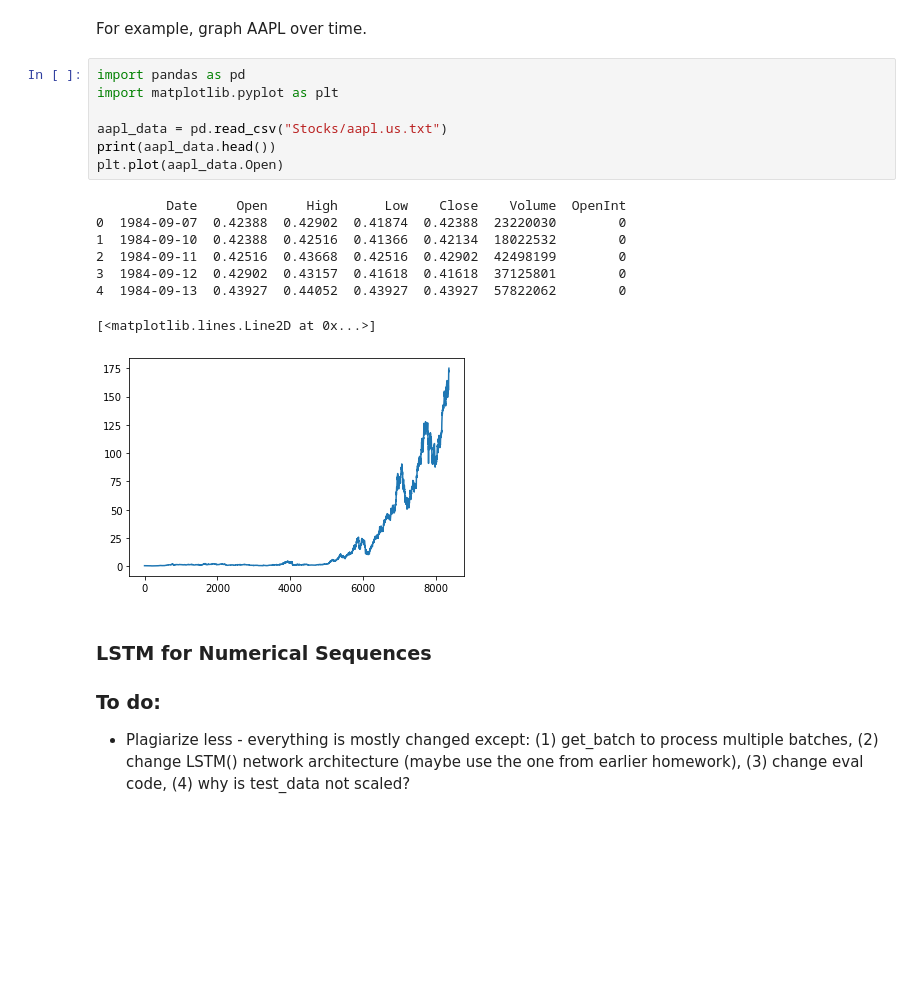
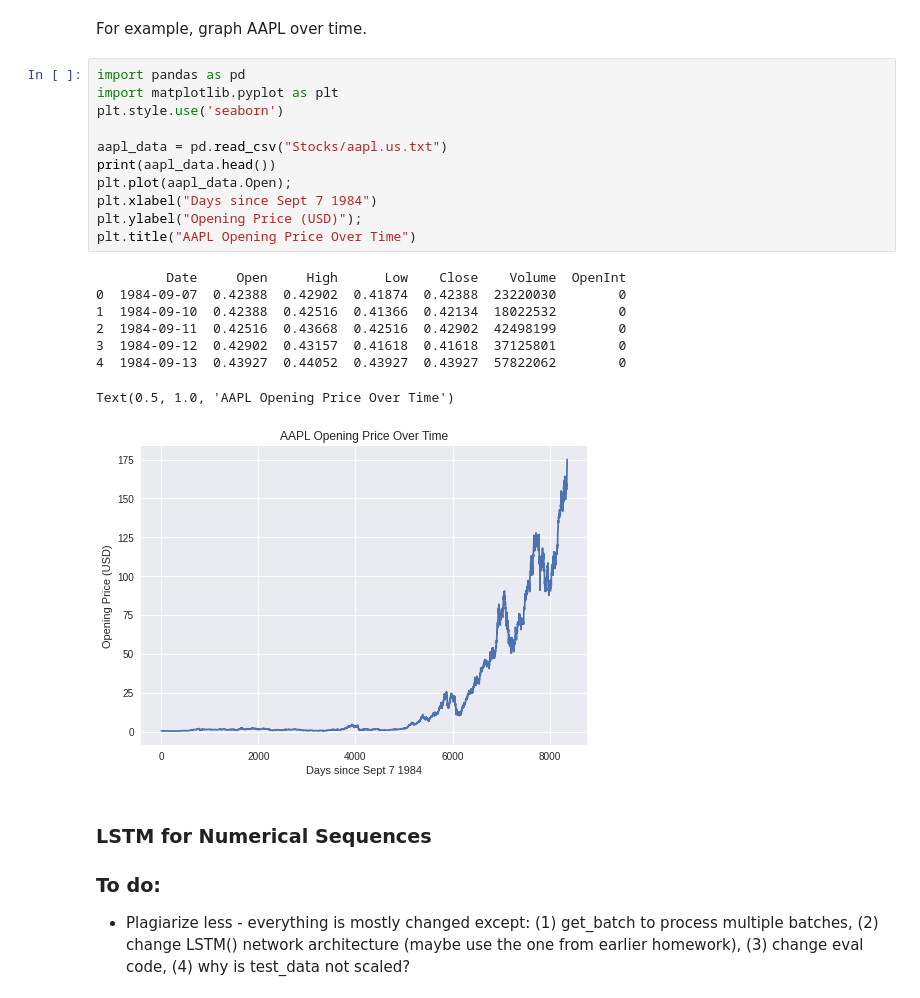
Before and after one commit to anish-neervannan/ese546_final_project, a Jupyter notebook: ese546_final_project.ipynb, the cells around one changed output. Drawn from its saved outputs; the diff is of its cells as text; blank space fills up the shorter version.

Commit message:
Plots update, replaced old variables in final plot

```diff
--- a/ese546_final_project.ipynb
+++ b/ese546_final_project.ipynb
@@ -49,19 +30,23 @@ For example, graph AAPL over time.
 # %%
 import pandas as pd
 import matplotlib.pyplot as plt
+plt.style.use('seaborn')
 
 aapl_data = pd.read_csv("Stocks/aapl.us.txt")
 print(aapl_data.head())
-plt.plot(aapl_data.Open)
+plt.plot(aapl_data.Open);
+plt.xlabel("Days since Sept 7 1984")
+plt.ylabel("Opening Price (USD)");
+plt.title("AAPL Opening Price Over Time")
 # %% [output]
          Date     Open     High      Low    Close    Volume  OpenInt
 0  1984-09-07  0.42388  0.42902  0.41874  0.42388  23220030        0
 1  1984-09-10  0.42388  0.42516  0.41366  0.42134  18022532        0
 2  1984-09-11  0.42516  0.43668  0.42516  0.42902  42498199        0
 3  1984-09-12  0.42902  0.43157  0.41618  0.41618  37125801        0
 4  1984-09-13  0.43927  0.44052  0.43927  0.43927  57822062        0
-[<matplotlib.lines.Line2D at 0x...>]
+Text(0.5, 1.0, 'AAPL Opening Price Over Time')
-[figure, old version]
+[figure, new version]
 # %% [markdown]
 ### **LSTM for Numerical Sequences**
 
```
Also changed, not shown: parts of 5 cells of this notebook.
